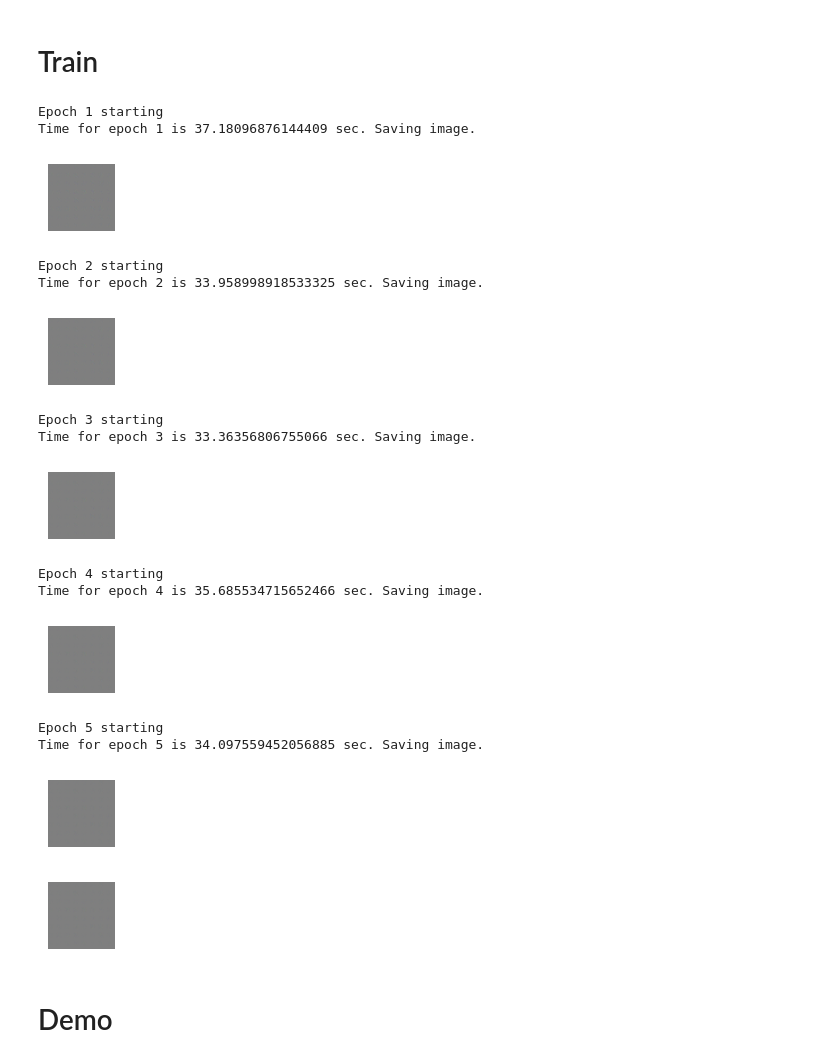
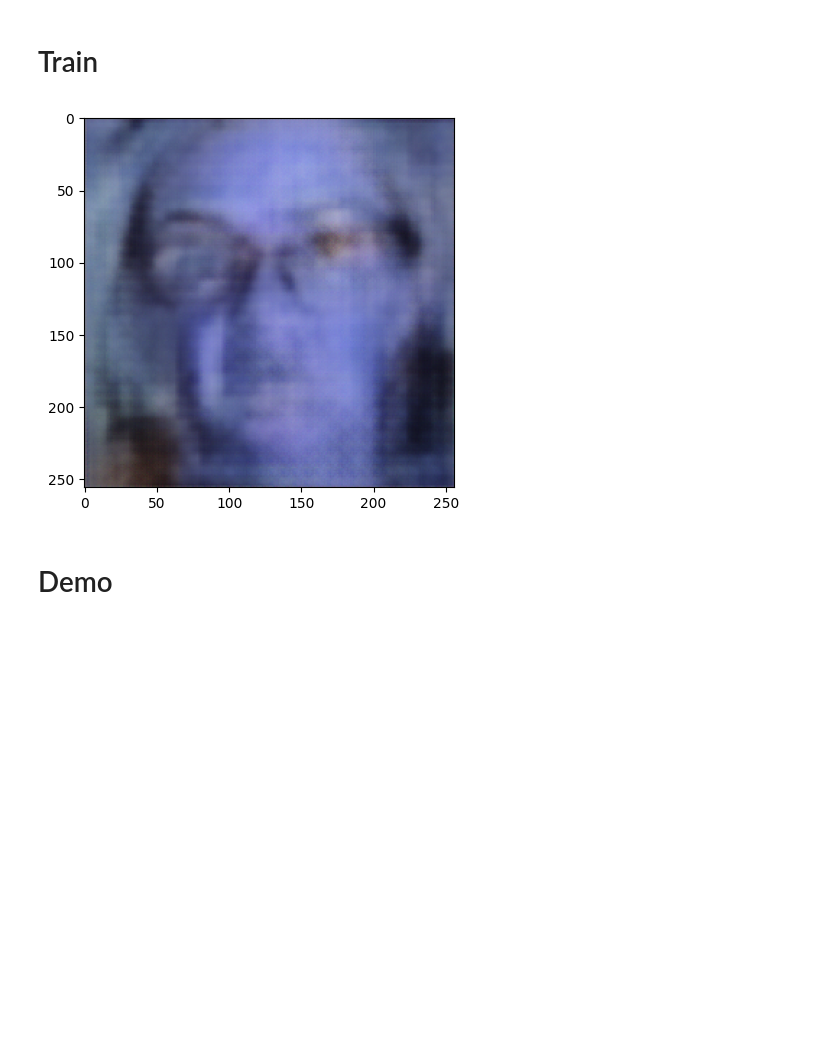
Before and after one commit to Blinco0/deepfake-lip-sync, a Jupyter notebook: train_GAN.ipynb, the cells around one changed output. Drawn from its saved outputs; the diff is of its cells as text; code cells hidden in the pictures; blank space fills up the shorter version.

```diff
--- a/train_GAN.ipynb
+++ b/train_GAN.ipynb
@@ -79,8 +133,3 @@ You must install pydot (`pip install pydot`) and install graphviz (see instructi
-# %%
-EPOCHS = 5
-BATCH_SIZE = 200
-POSE_PRIOR = Image.open("./test_face.png") # constant for now
-POSE_PRIOR = np.asarray(POSE_PRIOR)
 # %% [markdown]
 # Get randomized dataset batch
 We can't possibly hold everything at once
@@ -107,7 +156,7 @@ def khoas_get_batch(batch_size):
         audio_name = name + '.wav'# name of audio file
         img = Image.open(img_name)
         img_arr = np.asarray(img)
-        image_samples.append(img_arr//255)
+        image_samples.append(img_arr/255)
 
         video_name = ''.join([i for i in name if not i.isdigit()])
         pose_prior_name = img_name
@@ -124,7 +173,7 @@ def khoas_get_batch(batch_size):
         img_masked[256//2:,...] = 0
 
         # concatenate masked ground truth to pose prior
-        img_concat = np.concatenate([POSE_PRIOR, img_masked], axis=2)
+        img_concat = np.concatenate([pose_prior, img_masked], axis=2)
         # expected shape (256, 256, 6)
         # normalize
         gen_input_samples.append(img_concat//255)
@@ -195,23 +260,17 @@ def generate_and_save_images(model, epoch, test_input):
   # This is so all layers run in inference mode (batchnorm).
   predictions = model(test_input, training=False)
 
-  fig = plt.figure(figsize=(4, 4))
-
-  for i in range(predictions.shape[0]):
-      plt.subplot(4, 4, i+1)
-      plt.imshow(predictions[i, :, :, :])
-      plt.axis('off')
-
+  plt.imshow(predictions[0, :, :, :])
+  #print(predictions)
   plt.savefig("./generated_images/image_at_epoch_{:04d}.png".format(epoch))
   plt.show()
 # %%
 def train_in_batch(batch, epoch):
     start = time.time()
-
+    display.clear_output(wait=True)
     train_step(batch[0], batch[1], batch[2])
 
     # Produces images for the GIF
-    #display.clear_output(wait=True)
     print('Time for epoch {} is {} sec. Saving image.'.format(epoch+1, time.time()-start))
     generate_and_save_images(gen, epoch + 1, [img_concat, audio_arr]) # Maybe my face?
     # if (epoch+1) % 15 == 0:
@@ -219,27 +278,12 @@ def train_in_batch(batch, epoch):
 # %%
 for epoch in range(EPOCHS):
     print("Epoch {} starting".format(epoch+1))
     batch = khoas_get_batch(BATCH_SIZE)
     train_in_batch(batch, epoch)
 
-#display.clear_output(wait=True)
+display.clear_output(wait=True)
 generate_and_save_images(gen, 100, [img_concat, audio_arr])
 # %% [output]
-Epoch 1 starting
-Time for epoch 1 is 37.18096876144409 sec. Saving image.
-[figure, old version]
+[figure, new version]
-Epoch 2 starting
-Time for epoch 2 is 33.958998918533325 sec. Saving image.
-[figure, removed]
-Epoch 3 starting
-Time for epoch 3 is 33.36356806755066 sec. Saving image.
-[figure, removed]
-Epoch 4 starting
-Time for epoch 4 is 35.685534715652466 sec. Saving image.
-[figure, removed]
-Epoch 5 starting
-Time for epoch 5 is 34.097559452056885 sec. Saving image.
-[figure, removed]
-[figure, removed]
 # %% [markdown]
 # Demo
```
Also changed, not shown: parts of 10 cells of this notebook, 3 other files.
